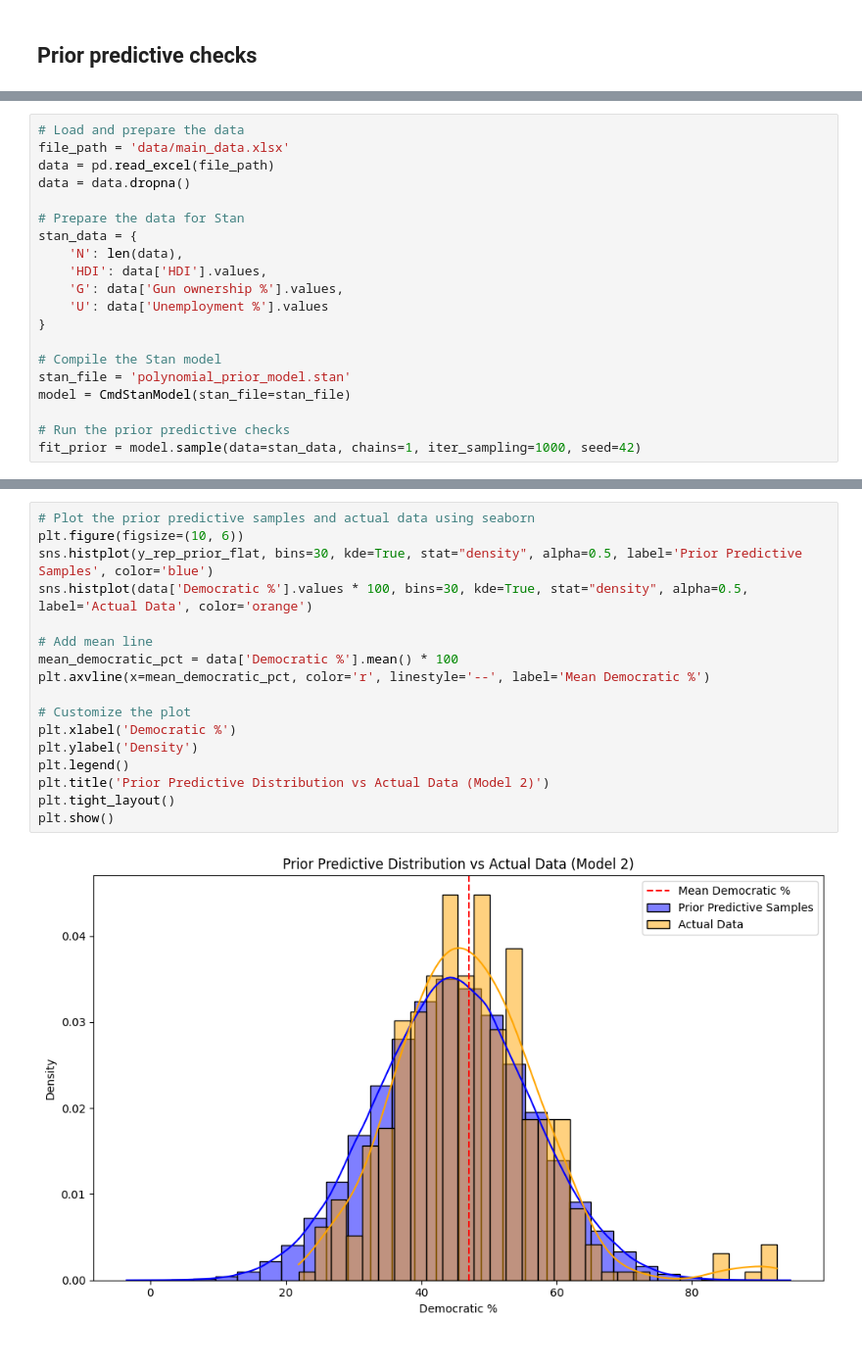
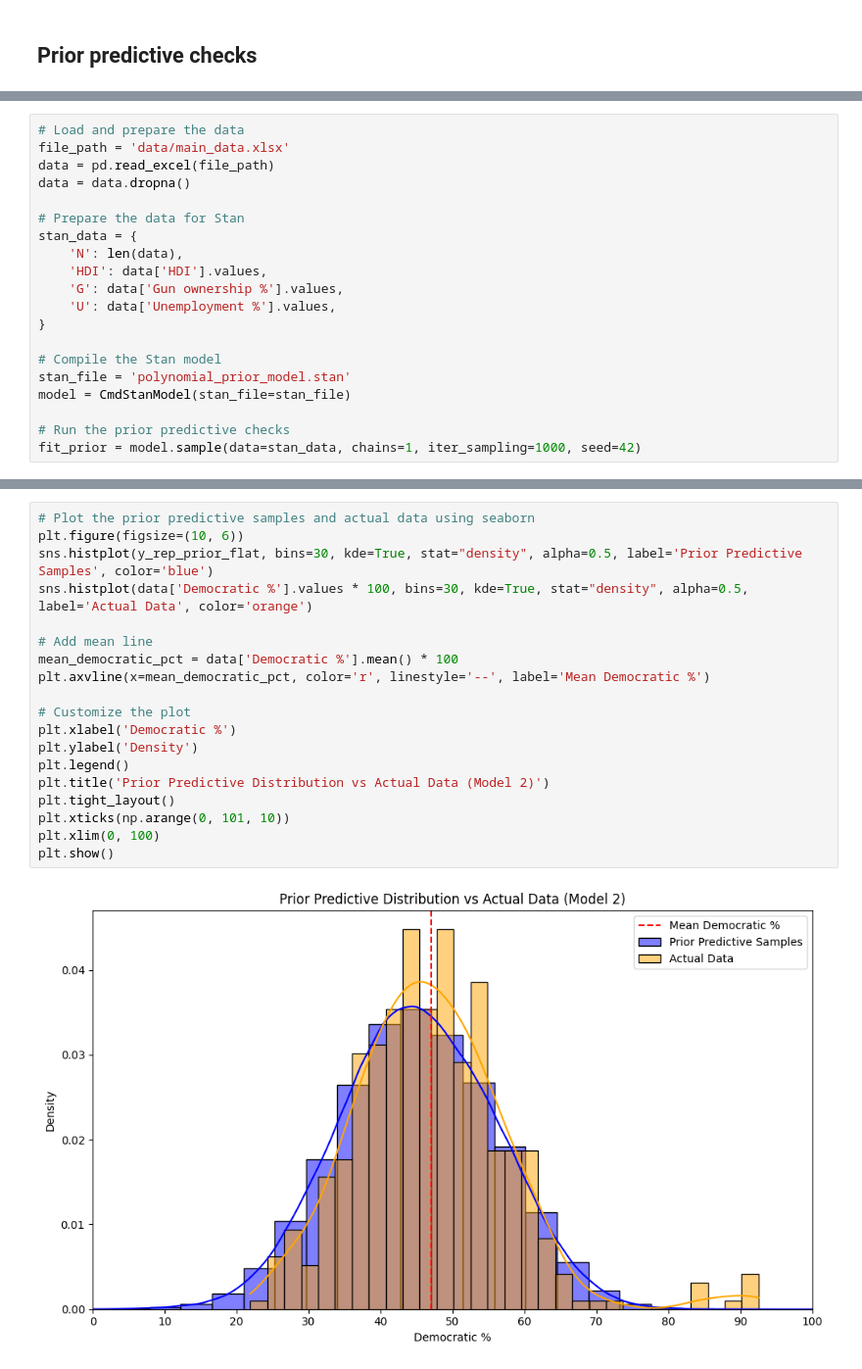
Before and after one commit to SzczypekJ/Predicting-USA-presidential-elections, a Jupyter notebook: first_model.ipynb, the cells around one changed output, grey strips where cells are left out. Shown at 98% size. Saved outputs shown, nothing was run; the diff lists cells and outputs as text.

```diff
--- a/first_model.ipynb
+++ b/first_model.ipynb
@@ -804,7 +811,7 @@ stan_data = {
     'N': len(data),
     'HDI': data['HDI'].values,
     'G': data['Gun ownership %'].values,
-    'U': data['Unemployment %'].values
+    'U': data['Unemployment %'].values,
 }
 
 # Compile the Stan model
@@ -852,19 +863,21 @@ Max Democratic %: 92.5
 # %%
 # Plot the prior predictive samples and actual data using seaborn
 plt.figure(figsize=(10, 6))
 sns.histplot(y_rep_prior_flat, bins=30, kde=True, stat="density", alpha=0.5, label='Prior Predictive Samples', color='blue')
 sns.histplot(data['Democratic %'].values * 100, bins=30, kde=True, stat="density", alpha=0.5, label='Actual Data', color='orange')
 
 # Add mean line
 mean_democratic_pct = data['Democratic %'].mean() * 100
 plt.axvline(x=mean_democratic_pct, color='r', linestyle='--', label='Mean Democratic %')
 
 # Customize the plot
 plt.xlabel('Democratic %')
 plt.ylabel('Density')
 plt.legend()
 plt.title('Prior Predictive Distribution vs Actual Data (Model 2)')
 plt.tight_layout()
+plt.xticks(np.arange(0, 101, 10))
+plt.xlim(0, 100)
 plt.show()
 # %% [output]
-[figure, old version]
+[figure, new version]
```
Also changed, not shown: parts of 13 cells of this notebook, 4 other files.
